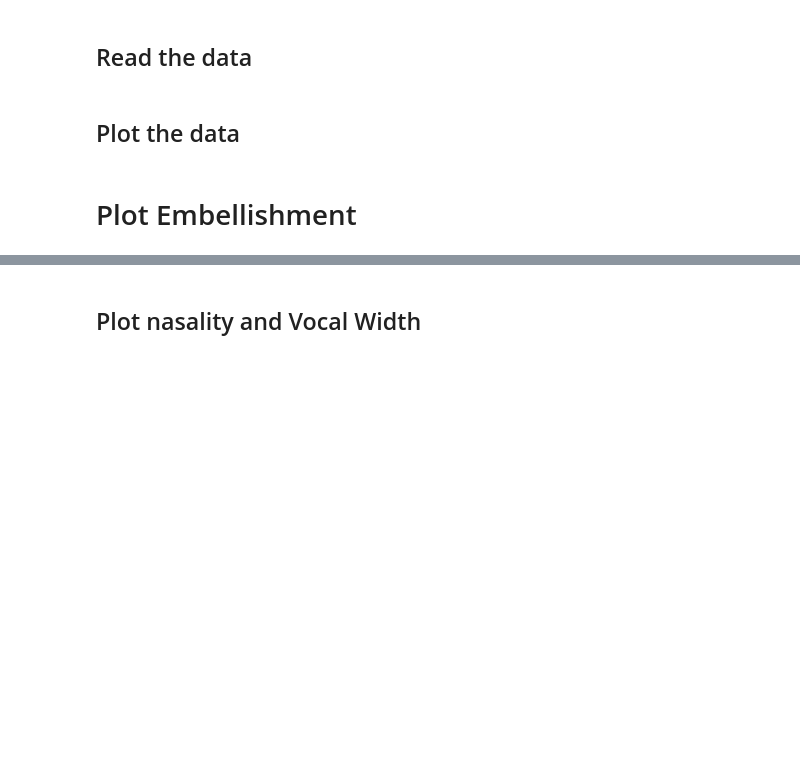
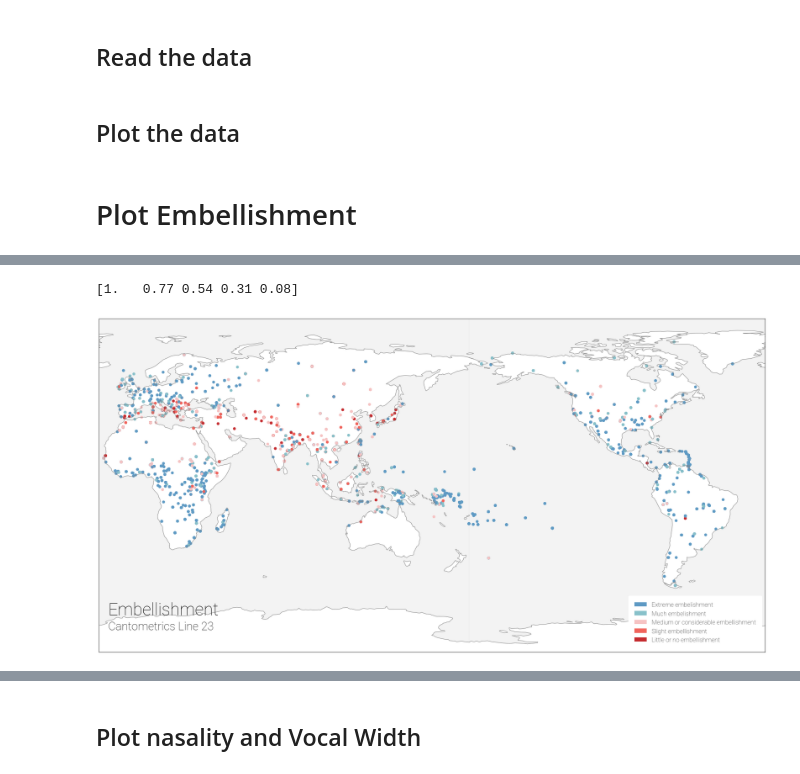
Before and after one commit to theglobaljukebox/Woodetal2021-Analysis, a Jupyter notebook: Map Plots.ipynb, the cells around one changed output, grey strips where cells are left out. Drawn from its saved outputs; the diff is of its cells as text; code cells hidden in the pictures; blank space fills up the shorter version.

```diff
--- a/Map Plots.ipynb
+++ b/Map Plots.ipynb
@@ -104,3 +101,75 @@ IndexError: list index out of range
+# %%
+modal_profiles = pd.read_csv('./output/single_modal_profile.csv').drop(columns=["Unnamed: 0"])
+label_names = ["Extreme embelishment", "Much embelishment", "Medium or considerable embellishment",
+               "Slight embellishment", "Little or no embellishment"]
+
+CENTRAL_LONGITUDE = 160.0
+linenum = 23
+vname = "Embellishment"
+
+for i, row in modal_profiles.iterrows():
+    if(row["line_23"])==0:
+        modal_profiles = modal_profiles.drop(i)
+
+x,y = ([] for i in range(2))
+for i, row in modal_profiles['lat'].iteritems():
+    y.append(float(row))
+for i, row in modal_profiles['lng'].iteritems():
+    if float(row)+200 < 345:
+        x.append(float(row)+200)
+    else:
+        x.append((float(row)+200)-345)
+
+column_name = 'line_'+str(linenum)
+color_map = {}
+line_title = 'Cantometrics Line '+str(linenum)
+variable_name = vname
+filename = './figs/'+vname.lower()+'_categorical.png'
+
+custom_labels = modal_profiles[column_name].unique()
+print(custom_labels)
+colors = ['#5E9AC4', '#88C1CA', "#F6C3C3","#F1635B", "#C52B2F"]
+
+fig = plt.figure(figsize=(30,15))
+
+projection=ccrs.PlateCarree(central_longitude=CENTRAL_LONGITUDE)
+
+ax = fig.add_subplot(1,1,1,projection=projection)
+ax.coastlines(alpha=.9, color="#7F7F7F")
+ax.set_global()
+ax.text(-175, -70, variable_name, fontsize=42, fontfamily="Roboto", color="Black")
+ax.text(-175, -78, line_title, fontsize=28, fontfamily="Roboto", color="Black")
+plt.rcParams['legend.title_fontsize'] = 'x-large'
+plt.rc('font',family='Roboto')
+
+for i, item in enumerate(custom_labels):
+    color_map[item] = colors[i]
+
+scatter = ax.scatter(x,  y,
+           c=modal_profiles[column_name].apply(lambda x: color_map[x]),
+           cmap="coolwarm_r",
+           alpha=1,
+           marker='o')
+ax.add_feature(cfeature.OCEAN, alpha=.6, color="#EBEBEB")
+
+patch_1 = mpatches.Circle((0,0), radius=50, fc=colors[0], label=label_names[0])
+patch_2 = mpatches.Circle((0,0), radius=50, fc=colors[1], label=label_names[1])
+patch_3 = mpatches.Circle((0,0), radius=50, fc=colors[2], label=label_names[2])
+patch_4 = mpatches.Circle((0,0), radius=50, fc=colors[3], label=label_names[3])
+patch_5 = mpatches.Circle((0,0), radius=50, fc=colors[4], label=label_names[4])
+
+plt.legend(handles=[patch_1, patch_2, patch_3, patch_4, patch_5],
+                    loc="lower right",
+                    borderpad = 1,
+                    framealpha = 1,
+                    edgecolor ="none",
+                    fontsize=15)
+
+plt.savefig(filename, bbox_inches="tight")
+plt.show()
+# %% [output]
+[1.   0.77 0.54 0.31 0.08]
+[figure, added]
 # %%
 ethnographic =  pd.read_csv('./data/ethnographic-atlas.csv')
 
```
Also changed, not shown: parts of 8 cells of this notebook, 5 other files.
